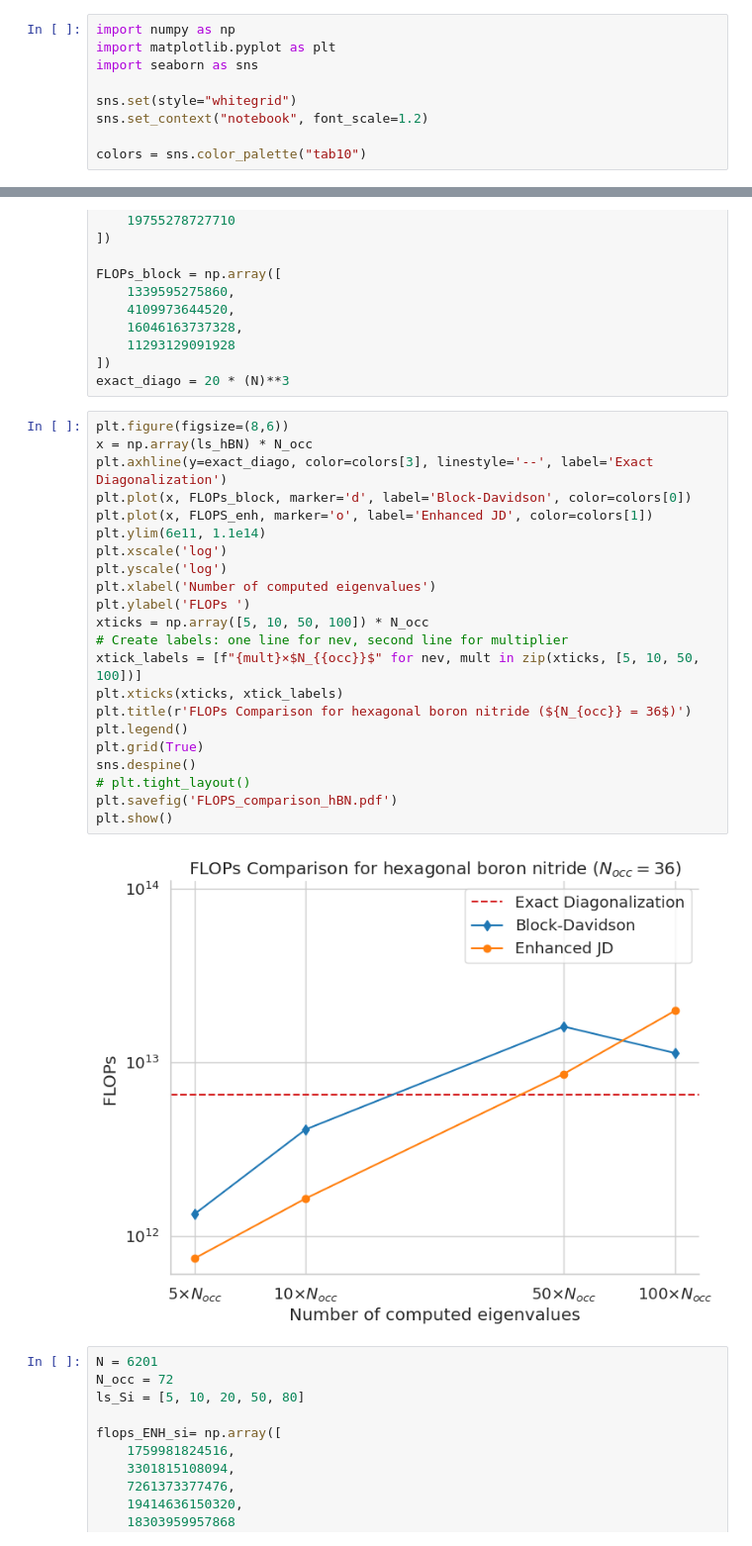
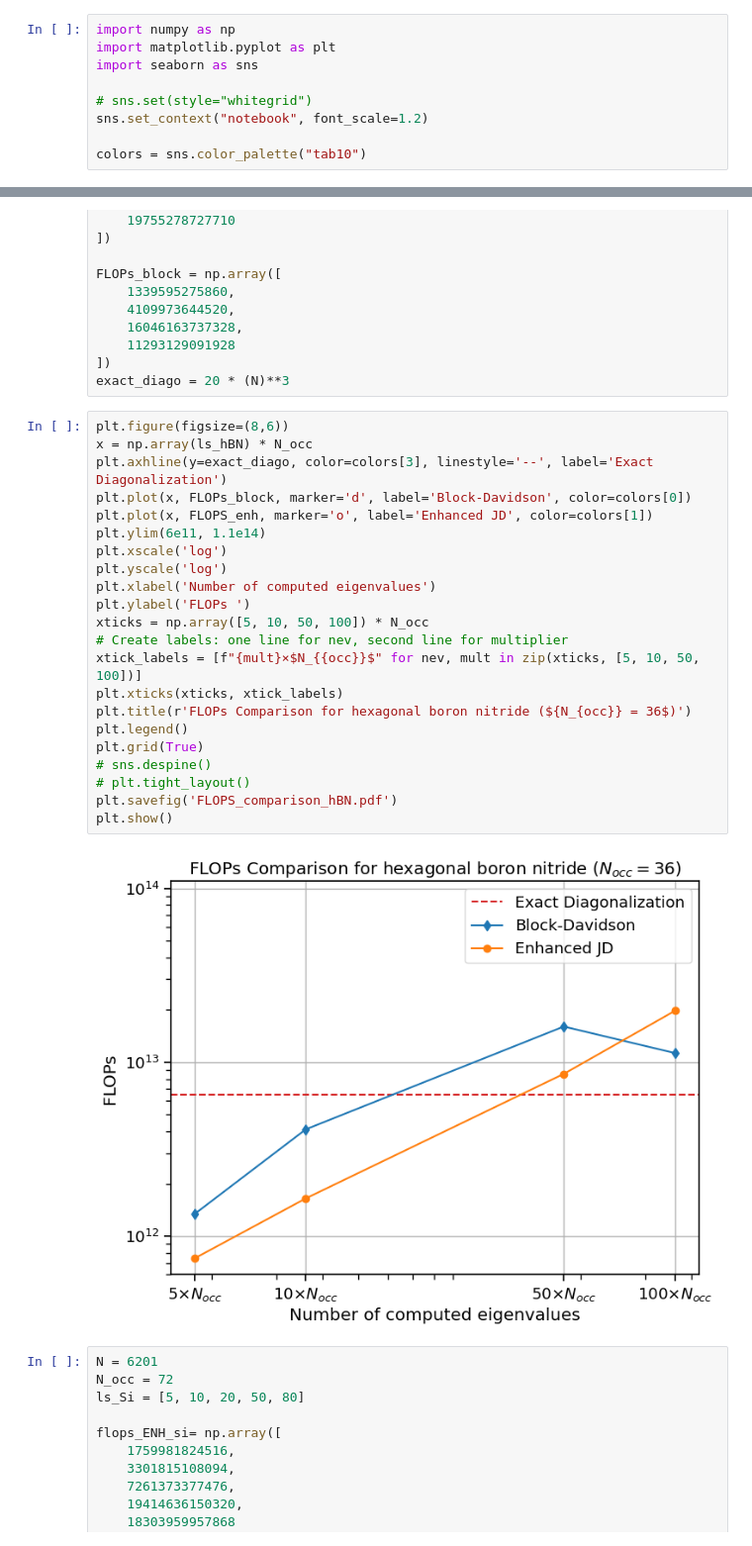
Before and after one commit to framere/MA_figures_official, a Jupyter notebook: Plots_results_FLOPs/results_tests.ipynb, the cells around one changed output, grey strips where cells are left out. Shown at 99% size. Drawn from its saved outputs; the diff is of its cells as text.

```diff
--- a/Plots_results_FLOPs/results_tests.ipynb
+++ b/Plots_results_FLOPs/results_tests.ipynb
@@ -3,7 +3,7 @@ import numpy as np
 import matplotlib.pyplot as plt
 import seaborn as sns
 
-sns.set(style="whitegrid")
+# sns.set(style="whitegrid")
 sns.set_context("notebook", font_scale=1.2)
 
 colors = sns.color_palette("tab10")
@@ -79,27 +79,27 @@ exact_diago = 20 * (N)**3
 # %%
 plt.figure(figsize=(8,6))
 x = np.array(ls_hBN) * N_occ
 plt.axhline(y=exact_diago, color=colors[3], linestyle='--', label='Exact Diagonalization')
 plt.plot(x, FLOPs_block, marker='d', label='Block-Davidson', color=colors[0])
 plt.plot(x, FLOPS_enh, marker='o', label='Enhanced JD', color=colors[1])
 plt.ylim(6e11, 1.1e14)
 plt.xscale('log')
 plt.yscale('log')
 plt.xlabel('Number of computed eigenvalues')
 plt.ylabel('FLOPs ')
 xticks = np.array([5, 10, 50, 100]) * N_occ
 # Create labels: one line for nev, second line for multiplier
 xtick_labels = [f"{mult}×$N_{{occ}}$" for nev, mult in zip(xticks, [5, 10, 50, 100])]
 plt.xticks(xticks, xtick_labels)
 plt.title(r'FLOPs Comparison for hexagonal boron nitride (${N_{occ}} = 36$)')
 plt.legend()
 plt.grid(True)
-sns.despine()
+# sns.despine()
 # plt.tight_layout()
 plt.savefig('FLOPS_comparison_hBN.pdf')
 plt.show()
 # %% [output]
-[figure, old version]
+[figure, new version]
 # %%
 N = 6201
 N_occ = 72
```
Also changed, not shown: parts of 2 cells of this notebook, 4 other files.
